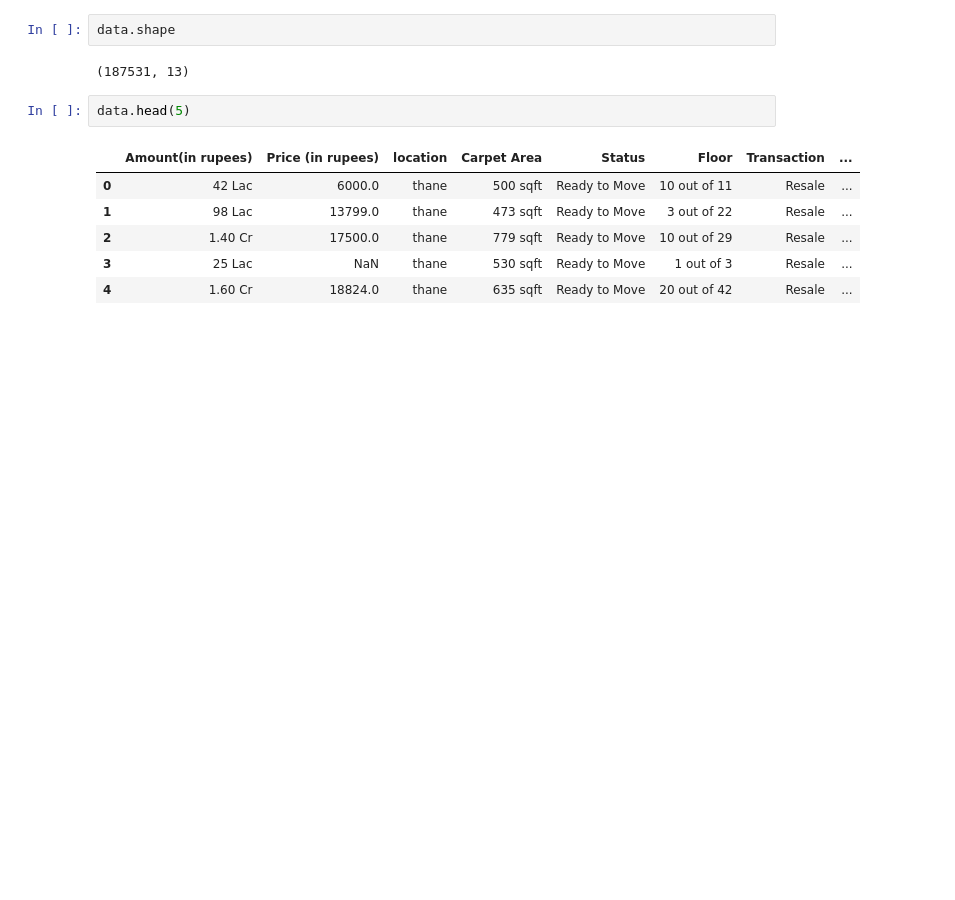
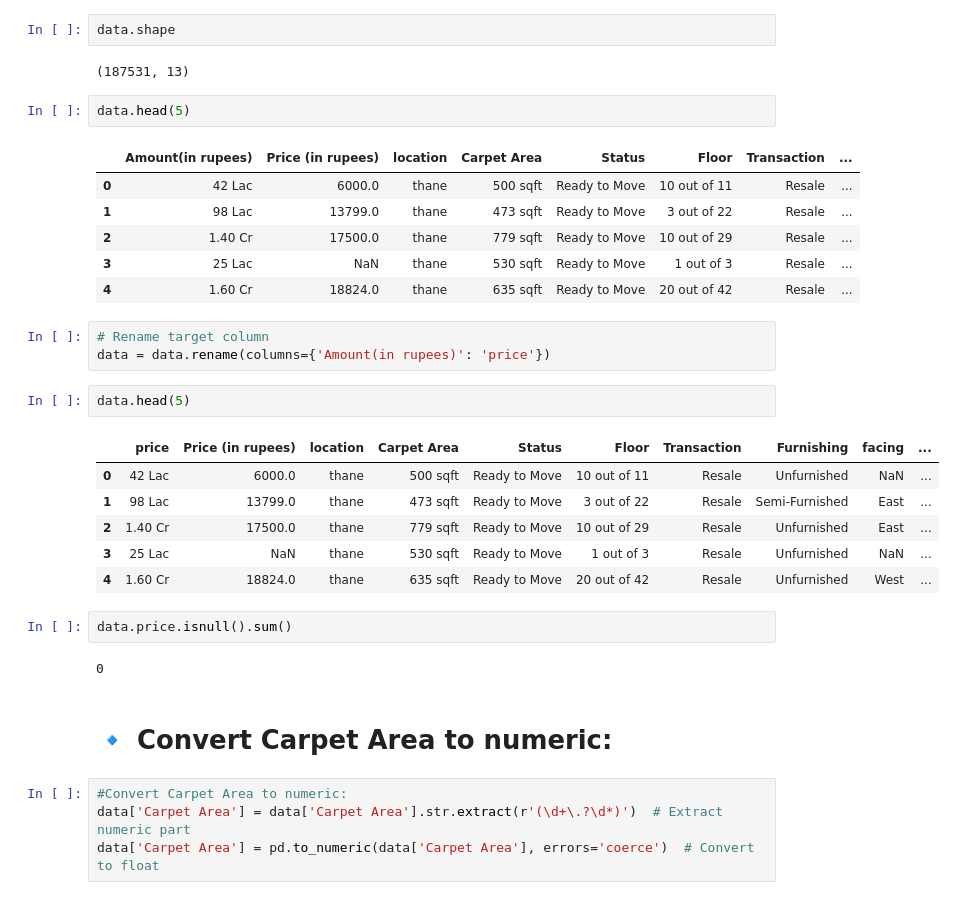
Before and after one commit to bouyassine11/House-Price-Prediction, a Jupyter notebook: House-Price-Prediction.ipynb, the cells around one changed output. Cells and saved outputs as stored; diff of their text form; blank space fills up the shorter version.

Commit message:
Data Proccesd

```diff
--- a/House-Price-Prediction.ipynb
+++ b/House-Price-Prediction.ipynb
@@ -140,3 +140,25 @@ data.head(5)
 | 2 | 1.40 Cr | 17500.0 | thane | 779 sqft | Ready to Move | 10 out of 29 | Resale | ... |
 | 3 | 25 Lac | NaN | thane | 530 sqft | Ready to Move | 1 out of 3 | Resale | ... |
 | 4 | 1.60 Cr | 18824.0 | thane | 635 sqft | Ready to Move | 20 out of 42 | Resale | ... |
+# %%
+# Rename target column
+data = data.rename(columns={'Amount(in rupees)': 'price'})
+# %%
+data.head(5)
+# %% [output]
+|  | price | Price (in rupees) | location | Carpet Area | Status | Floor | Transaction | Furnishing | facing | ... |
+| 0 | 42 Lac | 6000.0 | thane | 500 sqft | Ready to Move | 10 out of 11 | Resale | Unfurnished | NaN | ... |
+| 1 | 98 Lac | 13799.0 | thane | 473 sqft | Ready to Move | 3 out of 22 | Resale | Semi-Furnished | East | ... |
+| 2 | 1.40 Cr | 17500.0 | thane | 779 sqft | Ready to Move | 10 out of 29 | Resale | Unfurnished | East | ... |
+| 3 | 25 Lac | NaN | thane | 530 sqft | Ready to Move | 1 out of 3 | Resale | Unfurnished | NaN | ... |
+| 4 | 1.60 Cr | 18824.0 | thane | 635 sqft | Ready to Move | 20 out of 42 | Resale | Unfurnished | West | ... |
+# %%
+data.price.isnull().sum()
+# %% [output]
+0
+# %% [markdown]
+# **🔹 Convert Carpet Area to numeric:**
+# %%
+#Convert Carpet Area to numeric:
+data['Carpet Area'] = data['Carpet Area'].str.extract(r'(\d+\.?\d*)')  # Extract numeric part
+data['Carpet Area'] = pd.to_numeric(data['Carpet Area'], errors='coerce')  # Convert to float
```
Also changed, not shown: parts of 37 cells of this notebook.
